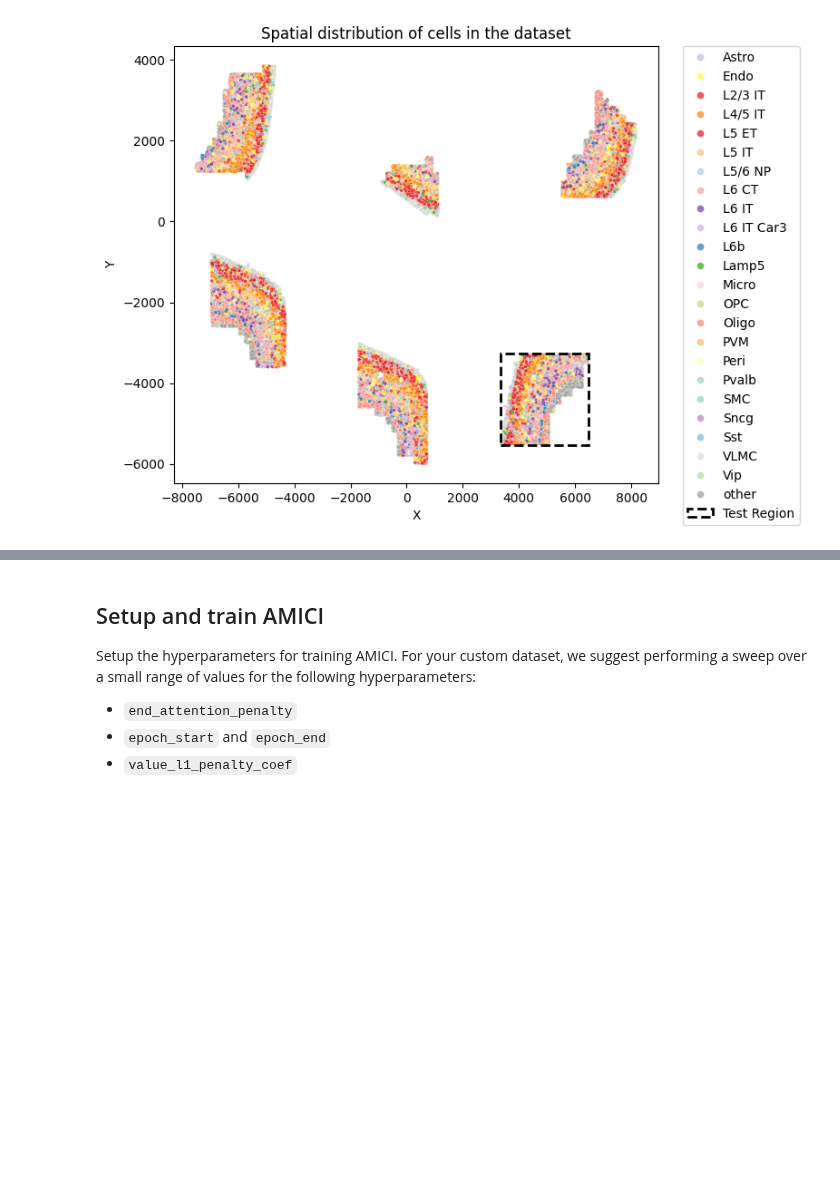
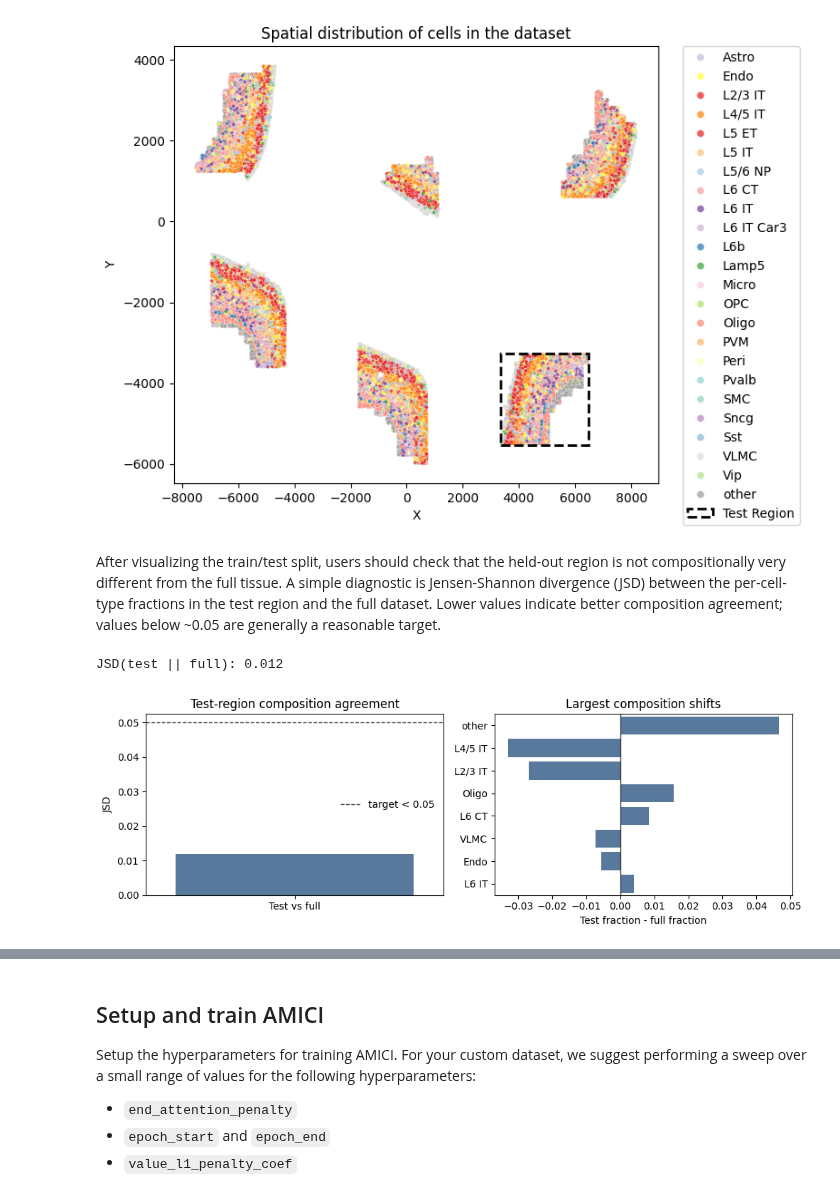
Before and after one commit to azizilab/amici, a Jupyter notebook: examples/basic_usage.ipynb, the cells around one changed output, grey strips where cells are left out. Saved outputs shown, nothing was run; the diff lists cells and outputs as text; code cells hidden in the pictures; blank space fills up the shorter version.

```diff
--- a/examples/basic_usage.ipynb
+++ b/examples/basic_usage.ipynb
@@ -29,7 +29,7 @@ Load the AnnData located [here](https://figshare.com/articles/dataset/Subset_of_
 # %%
 # Load data
 adata_path = "./data/mouse_cortex_tutorial.h5ad"
-adata = sc.read(adata_path, backup_url="https://figshare.com/ndownloader/files/58303438")
+adata = sc.read(adata_path)
 
 # Saving the spatial coordinates in the adata.obsm["spatial"] key
 adata.obsm["spatial"] = adata.obs[["centroid_x", "centroid_y"]].values
@@ -134,3 +134,52 @@ def visualize_spatial_distribution(adata, labels_key="subclass", x_lim=None, y_l
 visualize_spatial_distribution(adata)
 # %% [output]
 [figure]
+# %% [markdown]
+After visualizing the train/test split, users should check that the held-out region is not compositionally very different from the full tissue. A simple diagnostic is Jensen-Shannon divergence (JSD) between the per-cell-type fractions in the test region and the full dataset. Lower values indicate better composition agreement; values below ~0.05 are generally a reasonable target.
+# %%
+from scipy.spatial.distance import jensenshannon
+
+
+def compute_test_region_jsd(adata, labels_key="subclass", split_key="in_test"):
+    test_mask = adata.obs[split_key].astype(bool).to_numpy()
+    labels = adata.obs[labels_key].astype(str)
+
+    full_counts = labels.value_counts().sort_index()
+    test_counts = labels[test_mask].value_counts().reindex(full_counts.index, fill_value=0).sort_index()
+
+    full_frac = full_counts / full_counts.sum()
+    test_frac = test_counts / max(test_counts.sum(), 1)
+    jsd = float(jensenshannon(test_frac.to_numpy(), full_frac.to_numpy(), base=2.0) ** 2)
+
+    composition_df = pd.DataFrame(
+        {
+            "cell_type": full_counts.index,
+            "full_fraction": full_frac.values,
+            "test_fraction": test_frac.values,
+        }
+    )
+    composition_df["test_minus_full"] = composition_df["test_fraction"] - composition_df["full_fraction"]
+    return jsd, composition_df
+
+
+jsd, composition_df = compute_test_region_jsd(adata, labels_key=labels_key, split_key="in_test")
+print(f"JSD(test || full): {jsd:.3f}")
+
+fig, axes = plt.subplots(1, 2, figsize=(10, 3.5))
+sns.barplot(x=["Test vs full"], y=[jsd], color="#4C78A8", ax=axes[0])
+axes[0].axhline(0.05, color="0.25", linestyle="--", linewidth=1, label="target < 0.05")
+axes[0].set_ylabel("JSD")
+axes[0].set_title("Test-region composition agreement")
+axes[0].legend(frameon=False)
+
+top_shifts = composition_df.reindex(composition_df["test_minus_full"].abs().sort_values(ascending=False).index).head(8)
+sns.barplot(data=top_shifts, y="cell_type", x="test_minus_full", color="#4C78A8", ax=axes[1])
+axes[1].axvline(0, color="0.2", linewidth=1)
+axes[1].set_xlabel("Test fraction - full fraction")
+axes[1].set_ylabel("")
+axes[1].set_title("Largest composition shifts")
+plt.tight_layout()
+plt.show()
+# %% [output]
+JSD(test || full): 0.012
+[figure, added]
```
Also changed, not shown: parts of 4 cells of this notebook, 3 other files.
